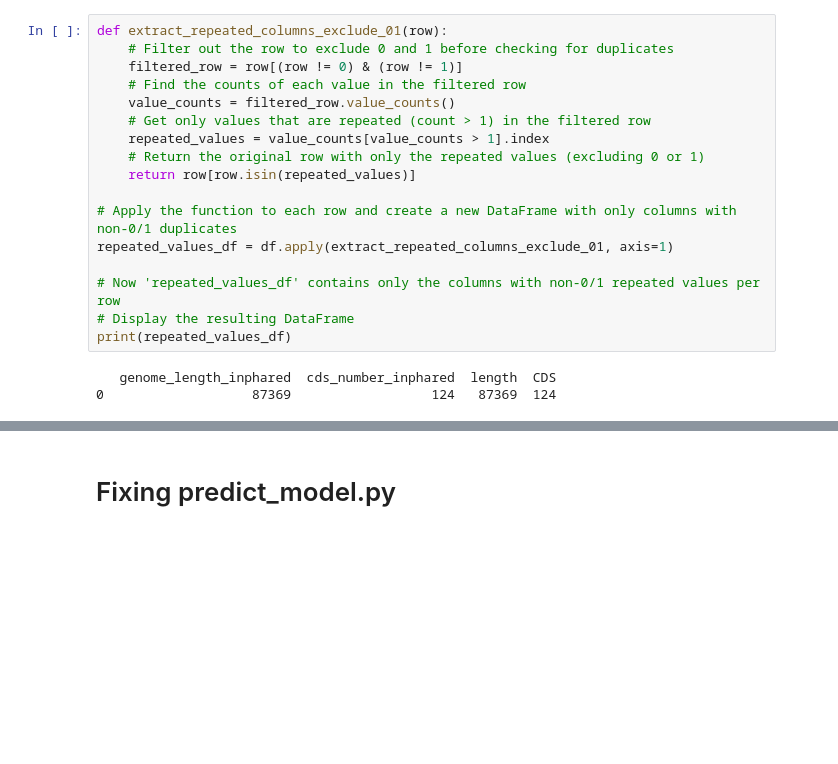
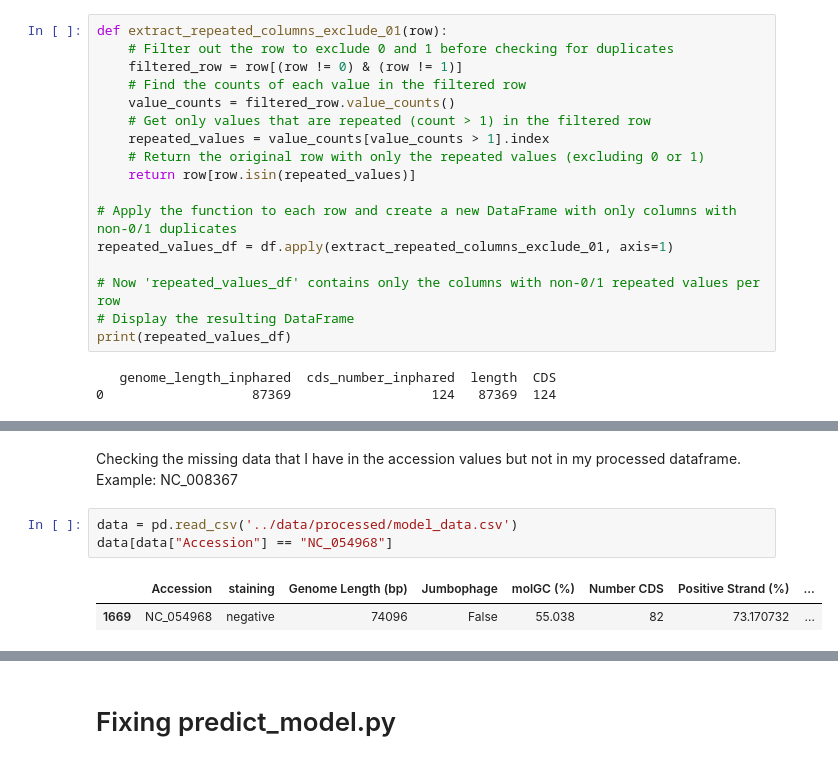
Before and after one commit to Alvaroguleon/Phage-predictor, a Jupyter notebook: notebooks/05_feature_engineering.ipynb, the cells around one changed output, grey strips where cells are left out. Saved outputs shown, nothing was run; the diff lists cells and outputs as text; blank space fills up the shorter version.

```diff
--- a/notebooks/05_feature_engineering.ipynb
+++ b/notebooks/05_feature_engineering.ipynb
@@ -606,0 +1038,8 @@ print(repeated_values_df)
+# %% [markdown]
+Checking the missing data that I have in the accession values but not in my processed dataframe. Example: NC_008367
+# %%
+data = pd.read_csv('../data/processed/model_data.csv')
+data[data["Accession"] == "NC_054968"]
+# %% [output]
+|  | Accession | staining | Genome Length (bp) | Jumbophage | molGC (%) | Number CDS | Positive Strand (%) | ... |
+| 1669 | NC_054968 | negative | 74096 | False | 55.038 | 82 | 73.170732 | ... |
```
Also changed, not shown: parts of 14 cells of this notebook, 1 other file.
